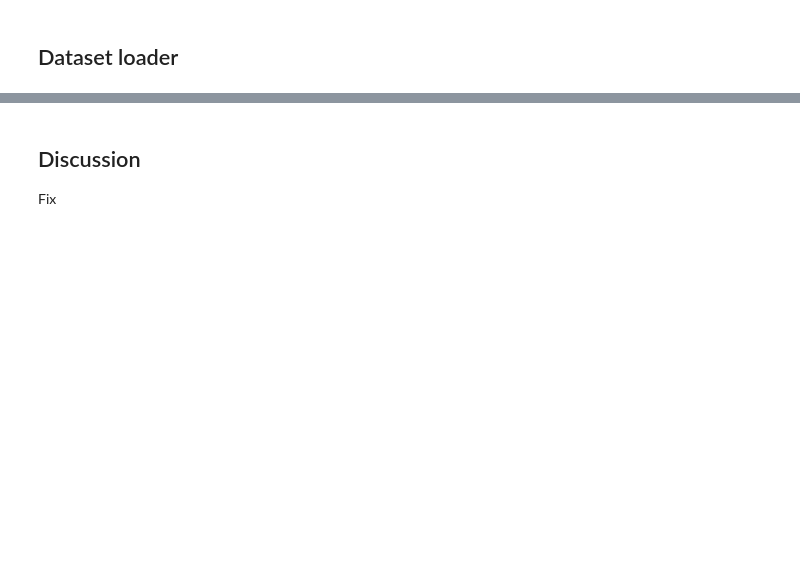
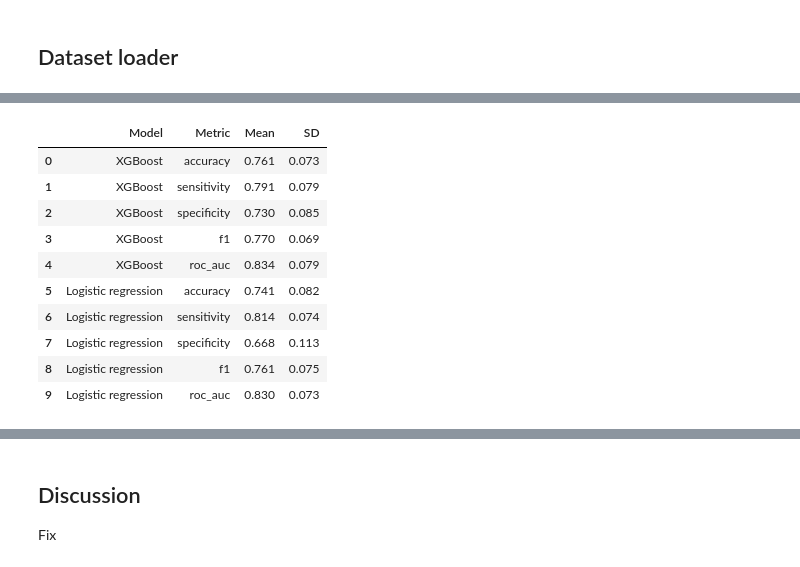
Before and after one commit to xeloyzus/Machine-Learning, a Jupyter notebook: Gallastone_ML.ipynb, the cells around one changed output, grey strips where cells are left out. Saved outputs shown, nothing was run; the diff lists cells and outputs as text; code cells hidden in the pictures; blank space fills up the shorter version.

```diff
--- a/Gallastone_ML.ipynb
+++ b/Gallastone_ML.ipynb
@@ -504,0 +212,12 @@ plt.show()
+# %%
+X_train, X_test, y_train, y_test = train_test_split(
+    features, target, test_size=0.2, random_state=42, stratify=target
+)
+print("Training set shape:", X_train.shape, "Test set shape:", X_test.shape)
+
+model = xgb.XGBClassifier(
+    objective="binary:logistic", eval_metric="logloss",
+    n_estimators=100, learning_rate=0.1, max_depth=4, random_state=42
+)
+model.fit(X_train, y_train)
+metrics = evaluate(model, X_test, y_test)
@@ -504,0 +291,33 @@ plt.show()
+# %%
+cv = StratifiedKFold(n_splits=5, shuffle=True, random_state=42)
+scoring = {
+    "accuracy": "accuracy",
+    "sensitivity": make_scorer(recall_score, pos_label=0, zero_division=0),
+    "specificity": make_scorer(recall_score, pos_label=1, zero_division=0),
+    "f1": make_scorer(f1_score, pos_label=0, zero_division=0),
+    "roc_auc": "roc_auc"
+}
+
+# cross_validate automatically fits a fresh model for each fold.
+cv_rows = []
+for name, estimator in models.items():
+    scores = cross_validate(estimator, X_train, y_train, cv=cv,
+                            scoring=scoring, error_score="raise")
+    for metric in scoring:
+        values = scores[f"test_{metric}"]
+        cv_rows.append([name, metric, values.mean(), values.std(ddof=1)])
+
+cv_results = pd.DataFrame(cv_rows, columns=["Model", "Metric", "Mean", "SD"])
+display(cv_results.round(3))
+# %% [output]
+|  | Model | Metric | Mean | SD |
+| 0 | XGBoost | accuracy | 0.761 | 0.073 |
+| 1 | XGBoost | sensitivity | 0.791 | 0.079 |
+| 2 | XGBoost | specificity | 0.730 | 0.085 |
+| 3 | XGBoost | f1 | 0.770 | 0.069 |
+| 4 | XGBoost | roc_auc | 0.834 | 0.079 |
+| 5 | Logistic regression | accuracy | 0.741 | 0.082 |
+| 6 | Logistic regression | sensitivity | 0.814 | 0.074 |
+| 7 | Logistic regression | specificity | 0.668 | 0.113 |
+| 8 | Logistic regression | f1 | 0.761 | 0.075 |
+| 9 | Logistic regression | roc_auc | 0.830 | 0.073 |
```
Also changed, not shown: parts of 41 cells of this notebook, 8 other files.
